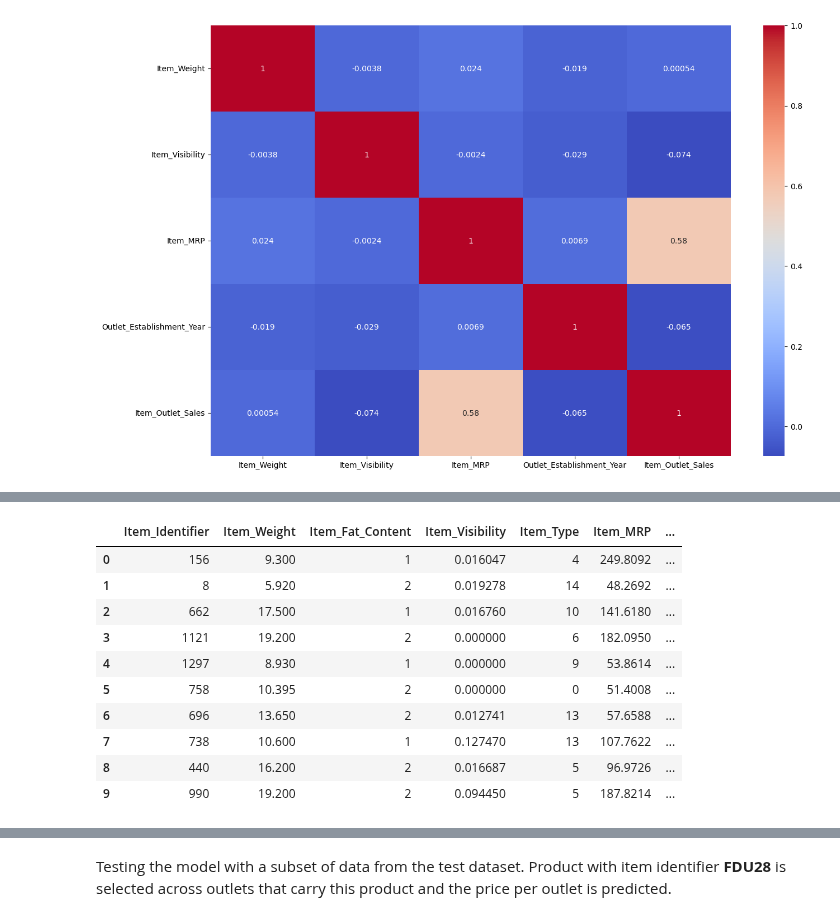
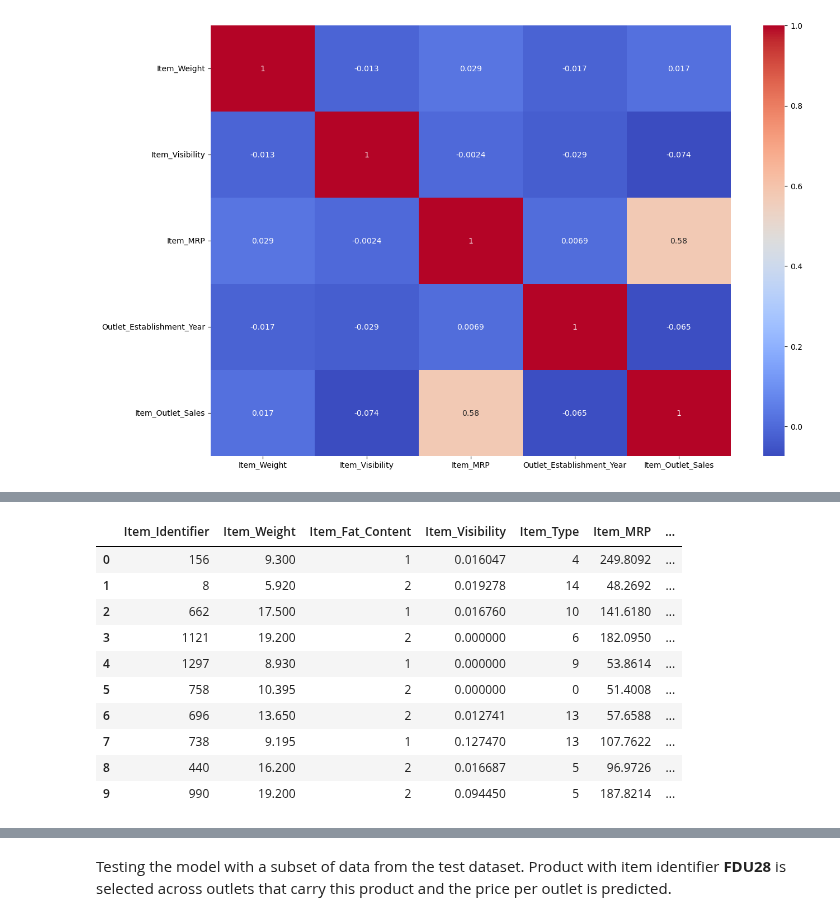
Before and after one commit to edidiongaligbe/Evaluation_Metrics, a Jupyter notebook: Regression.ipynb, the cells around one changed output, grey strips where cells are left out. Saved outputs shown, nothing was run; the diff lists cells and outputs as text; code cells hidden in the pictures.

```diff
--- a/Regression.ipynb
+++ b/Regression.ipynb
@@ -158,7 +149,7 @@ fig.subplots_adjust(hspace=0.200, wspace=0.125)
 
 #Item Sales Information
 for i, column in enumerate(item_info):
-    sns.barplot( x=train[column], y = 'Item_Outlet_Sales', data=train, ax=axes[i])
+    sns.barplot( x=data[column], y = 'Item_Outlet_Sales', data=data, ax=axes[i])
     axes[i].set_xticklabels(axes[i].get_xticklabels(), rotation=90)
 
 plt.tight_layout(pad=1.5)
@@ -244,11 +220,9 @@ def fill_column_with_random(df, column_name):
 
     return df
 
-train = fill_column_with_random(train, 'Item_Weight')
-train = fill_column_with_random(train, 'Outlet_Size')
-test = fill_column_with_random(test, 'Item_Weight')
-test = fill_column_with_random(test, 'Outlet_Size')
-train.isna().sum()
+data = fill_column_with_random(data, 'Item_Weight')
+data = fill_column_with_random(data, 'Outlet_Size')
+data.isna().sum()
 # %% [output]
 Item_Identifier              0
 Item_Weight                  0
@@ -316,8 +271,8 @@ plt.show()
 # %% [markdown]
 There are outliers in 'Item_Visibility' column. The outliers will be removed using Interquartile Range (IQR) method.
 # %%
-q1 = np.percentile(train['Item_Visibility'], 25)
-q3 = np.percentile(train['Item_Visibility'], 75)
+q1 = np.percentile(data['Item_Visibility'], 25)
+q3 = np.percentile(data['Item_Visibility'], 75)
 
 # Calculate IQR
 iqr = q3 - q1
@@ -327,7 +282,7 @@ lower_bound = q1 - 1.5 * iqr
 upper_bound = q3 + 1.5 * iqr
 
 # Count data points outside the bounds
-outside_bounds = (train['Item_Visibility'] < lower_bound) | (train['Item_Visibility'] > upper_bound)
+outside_bounds = (data['Item_Visibility'] < lower_bound) | (data['Item_Visibility'] > upper_bound)
 percentage = np.mean(outside_bounds) * 100
 
 print(f"Lower bound: {lower_bound}")
@@ -339,5 +294,5 @@ Upper bound: 0.195979015
 Percentage of data in 'Item_Visibility' column outside IQR: 1.69%
 # %%
 # Drop rows outside the bounds
-train = train[(train['Item_Visibility'] >= lower_bound) & (train['Item_Visibility'] <= upper_bound)]
+data = data[(data['Item_Visibility'] >= lower_bound) & (data['Item_Visibility'] <= upper_bound)]
 # %%
@@ -390,16 +345,16 @@ Outlet_Size: [1 0 2]
 Outlet_Location_Type: [0 2 1]
 Outlet_Type: [1 2 0 3]
 # %%
-train.head(10)
+data.head(10)
 # %% [output]
 |  | Item_Identifier | Item_Weight | Item_Fat_Content | Item_Visibility | Item_Type | Item_MRP | ... |
 | 0 | 156 | 9.300 | 1 | 0.016047 | 4 | 249.8092 | ... |
 | 1 | 8 | 5.920 | 2 | 0.019278 | 14 | 48.2692 | ... |
 | 2 | 662 | 17.500 | 1 | 0.016760 | 10 | 141.6180 | ... |
 | 3 | 1121 | 19.200 | 2 | 0.000000 | 6 | 182.0950 | ... |
 | 4 | 1297 | 8.930 | 1 | 0.000000 | 9 | 53.8614 | ... |
 | 5 | 758 | 10.395 | 2 | 0.000000 | 0 | 51.4008 | ... |
 | 6 | 696 | 13.650 | 2 | 0.012741 | 13 | 57.6588 | ... |
-| 7 | 738 | 10.600 | 1 | 0.127470 | 13 | 107.7622 | ... |
+| 7 | 738 | 9.195 | 1 | 0.127470 | 13 | 107.7622 | ... |
 | 8 | 440 | 16.200 | 2 | 0.016687 | 5 | 96.9726 | ... |
 | 9 | 990 | 19.200 | 2 | 0.094450 | 5 | 187.8214 | ... |
```
Also changed, not shown: parts of 31 cells of this notebook.
